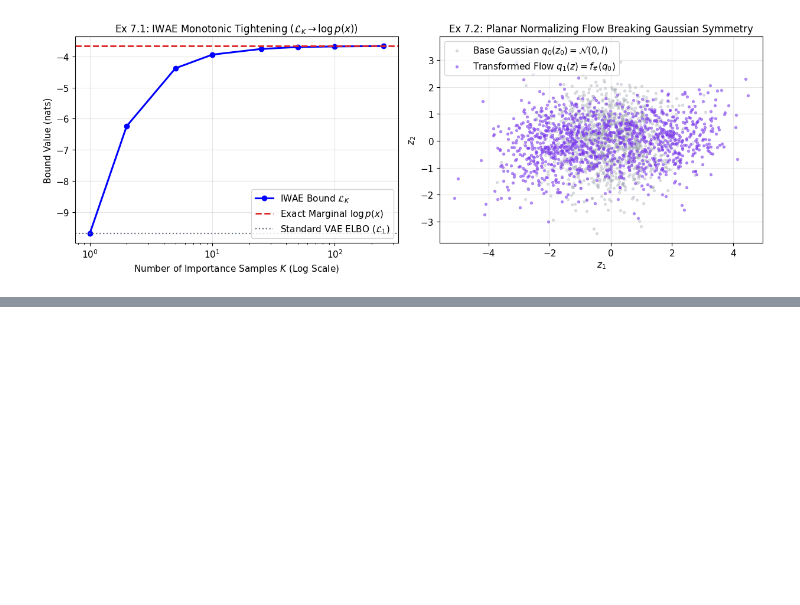
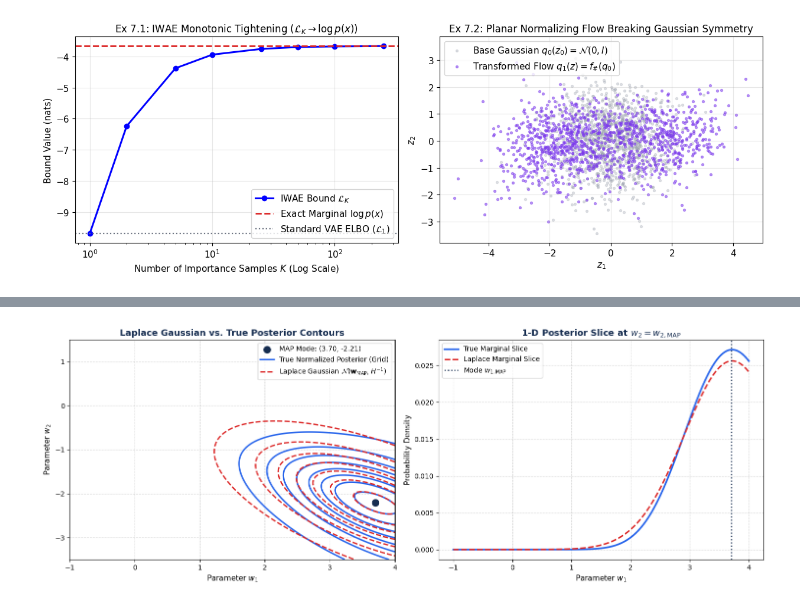
Before and after one commit to xuanxinjushi/mathematics-for-ai-machine-learning, a Jupyter notebook: chapter16-variational-inference-and-latent-variables/code/proj.ipynb, the cells around one changed output, grey strips where cells are left out. Saved outputs shown, nothing was run; the diff lists cells and outputs as text; code cells hidden in the pictures; blank space fills up the shorter version.

```diff
--- a/chapter16-variational-inference-and-latent-variables/code/proj.ipynb
+++ b/chapter16-variational-inference-and-latent-variables/code/proj.ipynb
@@ -404,0 +423,84 @@ Ex 7 | IWAE K=250: L_K = -3.6668 (Gap to exact log p(x)=-3.6603 is 0.0065)
+# %%
+# Lab 5: Laplace Approximation on 2D Bayesian Logistic Regression
+import numpy as np
+import matplotlib.pyplot as plt
+from scipy.optimize import minimize
+
+np.random.seed(42)
+N = 35
+X = np.random.randn(N, 2)
+w_true = np.array([1.8, -1.2])
+logits = X @ w_true + 0.3 * np.random.randn(N)
+y = (1.0 / (1.0 + np.exp(-logits)) > 0.5).astype(float)
+sigma0_sq = 4.0
+
+def neg_log_post(w):
+    prior = 0.5 * np.sum(w**2) / sigma0_sq
+    z = X @ w
+    p = 1.0 / (1.0 + np.exp(-z))
+    p = np.clip(p, 1e-12, 1.0 - 1e-12)
+    ll = np.sum(y * np.log(p) + (1.0 - y) * np.log(1.0 - p))
+    return prior - ll
+
+def grad_neg_log_post(w):
+    prior_g = w / sigma0_sq
+    z = X @ w
+    p = 1.0 / (1.0 + np.exp(-z))
+    return prior_g - X.T @ (y - p)
+
+res = minimize(neg_log_post, np.zeros(2), jac=grad_neg_log_post, method='BFGS')
+w_map = res.x
+
+z_map = X @ w_map
+p_map = 1.0 / (1.0 + np.exp(-z_map))
+W_diag = p_map * (1.0 - p_map)
+Hess = (1.0 / sigma0_sq) * np.eye(2) + (X.T * W_diag) @ X
+Cov_laplace = np.linalg.inv(Hess)
+
+w1_grid = np.linspace(-1.0, 4.0, 150)
+w2_grid = np.linspace(-3.5, 1.5, 150)
+W1, W2 = np.meshgrid(w1_grid, w2_grid)
+grid_w = np.stack([W1.ravel(), W2.ravel()], axis=1)
+
+log_posts = np.array([-neg_log_post(w) for w in grid_w])
+log_posts -= np.max(log_posts)
+unnorm_post = np.exp(log_posts).reshape(W1.shape)
+true_post = unnorm_post / np.sum(unnorm_post)
+
+diff = grid_w - w_map
+laplace_dens = np.exp(-0.5 * np.sum(diff @ Hess * diff, axis=1)).reshape(W1.shape)
+laplace_post = laplace_dens / np.sum(laplace_dens)
+
+tv_dist = 0.5 * np.sum(np.abs(true_post - laplace_post))
+print("=== Lab 5: Laplace Posterior Approximation Results ===")
+print(f"MAP Mode Location         w_MAP : [{w_map[0]:.4f}, {w_map[1]:.4f}]")
+print(f"Hessian Determinant       |H|   : {np.linalg.det(Hess):.4f}")
+print(f"Covariance Matrix Trace   Tr(Cov): {np.trace(Cov_laplace):.4f}")
+print(f"Total Variation Distance  ||P - Q||_TV : {tv_dist:.5f}")
+
+fig, (ax1, ax2) = plt.subplots(1, 2, figsize=(15, 5.5), facecolor='#ffffff')
+levels = np.linspace(0.05 * np.max(true_post), 0.95 * np.max(true_post), 8)
+ax1.contour(W1, W2, true_post, levels=levels, colors='#2563eb', linewidths=2.2)
+ax1.contour(W1, W2, laplace_post, levels=levels, colors='#dc2626', linestyles='--', linewidths=2.0)
+ax1.scatter([w_map[0]], [w_map[1]], color='#162d50', s=100, zorder=6, label=rf'MAP Mode: ({w_map[0]:.2f}, {w_map[1]:.2f})')
+ax1.plot([], [], color='#2563eb', lw=2.2, label='True Normalized Posterior (Grid)')
+ax1.plot([], [], color='#dc2626', lw=2.0, linestyle='--', label=r'Laplace Gaussian $\mathcal{N}(\mathbf{w}_{\mathrm{MAP}}, H^{-1})$')
+ax1.set_title('Laplace Gaussian vs. True Posterior Contours', fontsize=13, fontweight='bold', color='#162d50')
+ax1.set_xlabel(r'Parameter $w_1$', fontsize=11)
+ax1.set_ylabel(r'Parameter $w_2$', fontsize=11)
+ax1.grid(True, linestyle='--', alpha=0.5)
+ax1.legend(fontsize=10)
+
+idx_w2 = np.argmin(np.abs(w2_grid - w_map[1]))
+ax2.plot(w1_grid, true_post[idx_w2, :] / np.sum(true_post[idx_w2, :]), color='#2563eb', lw=2.5, label='True Marginal Slice')
+ax2.plot(w1_grid, laplace_post[idx_w2, :] / np.sum(laplace_post[idx_w2, :]), color='#dc2626', lw=2.2, linestyle='--', label='Laplace Marginal Slice')
+ax2.axvline(w_map[0], color='#162d50', linestyle=':', lw=1.8, label=r'Mode $w_{1,\mathrm{MAP}}$')
+ax2.set_title(r'1-D Posterior Slice at $w_2 = w_{2,\mathrm{MAP}}$', fontsize=13, fontweight='bold', color='#162d50')
+ax2.set_xlabel(r'Parameter $w_1$', fontsize=11)
+ax2.set_ylabel('Probability Density', fontsize=11)
+ax2.grid(True, linestyle='--', alpha=0.5)
+ax2.legend(fontsize=10)
+
+plt.tight_layout()
+plt.show()
+# %% [output]
@@ -404,0 +512 @@ Ex 7 | IWAE K=250: L_K = -3.6668 (Gap to exact log p(x)=-3.6603 is 0.0065)
+[figure, added]
```
Also changed, not shown: parts of 9 cells of this notebook, 22 other files.
